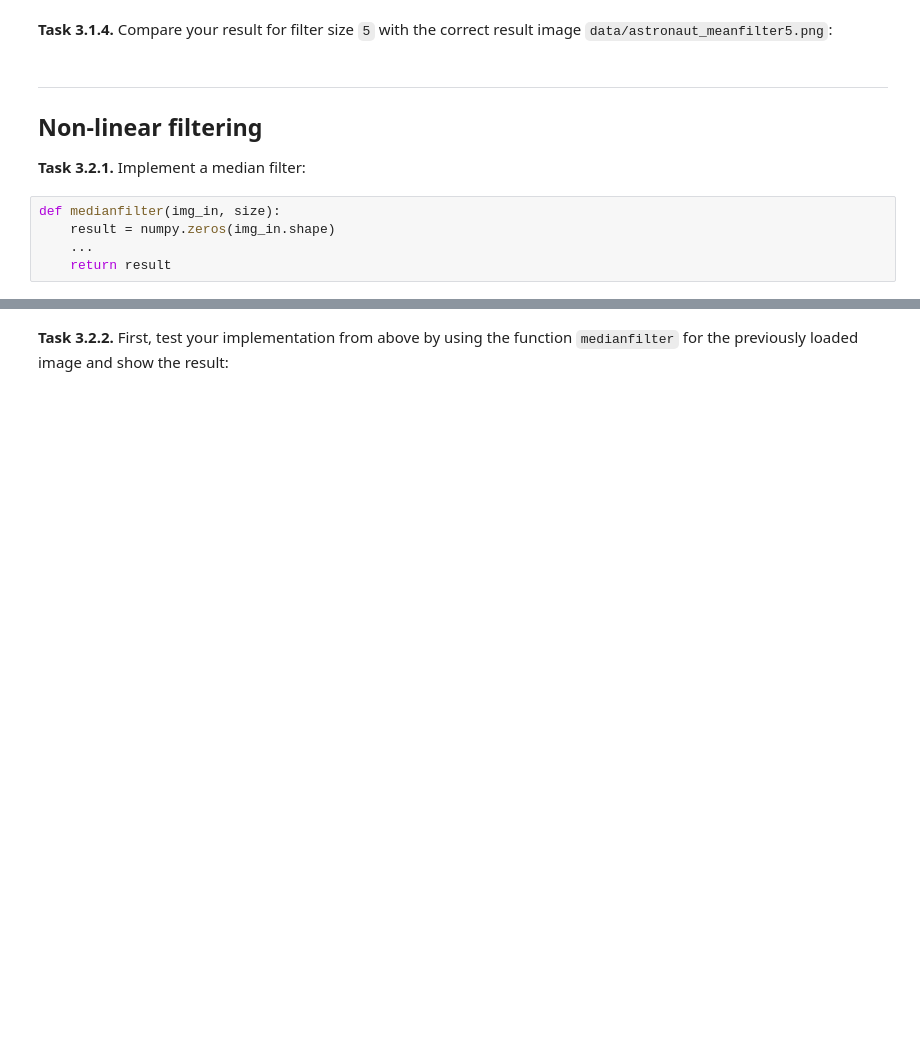
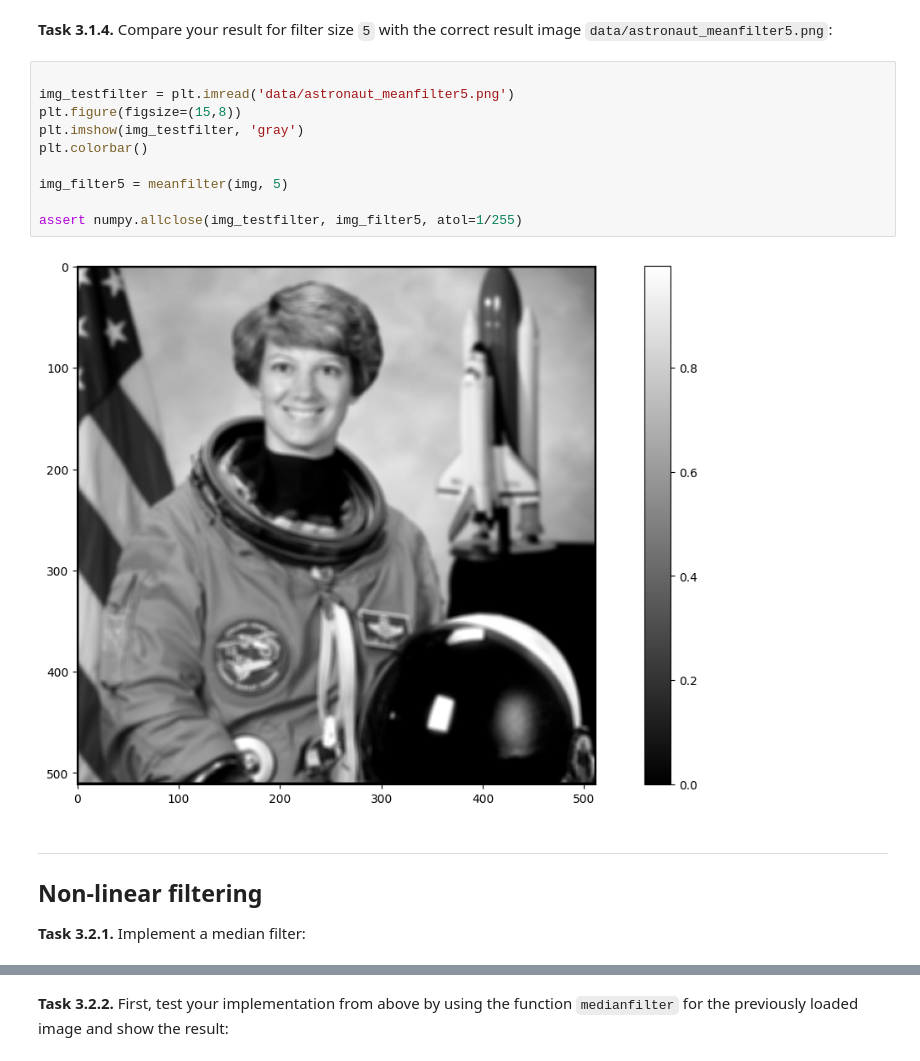
Before and after one commit to felix150405/mobi-fs3-python, a Jupyter notebook: task3.ipynb, the cells around one changed output, grey strips where cells are left out. Drawn from its saved outputs; the diff is of its cells as text; blank space fills up the shorter version.

```diff
--- a/task3.ipynb
+++ b/task3.ipynb
@@ -41,13 +55,20 @@ IndexError: index 512 is out of bounds for axis 1 with size 512
 # %% [markdown]
 **<a id="#">Task 3.1.4.</a>** Compare your result for filter size `5` with the correct result image `data/astronaut_meanfilter5.png`:
+# %%
+
+img_testfilter = plt.imread('data/astronaut_meanfilter5.png')
+plt.figure(figsize=(15,8))
+plt.imshow(img_testfilter, 'gray')
+plt.colorbar()
+
+img_filter5 = meanfilter(img, 5)
+
+assert numpy.allclose(img_testfilter, img_filter5, atol=1/255)
+# %% [output]
+[figure, added]
 # %% [markdown]
 ---
 
 ## Non-linear filtering
 
 **<a id="#">Task 3.2.1.</a>** Implement a median filter:
-# %%
-def medianfilter(img_in, size):
-    result = numpy.zeros(img_in.shape)
-    ...
-    return result
```
Also changed, not shown: parts of 11 cells of this notebook.
